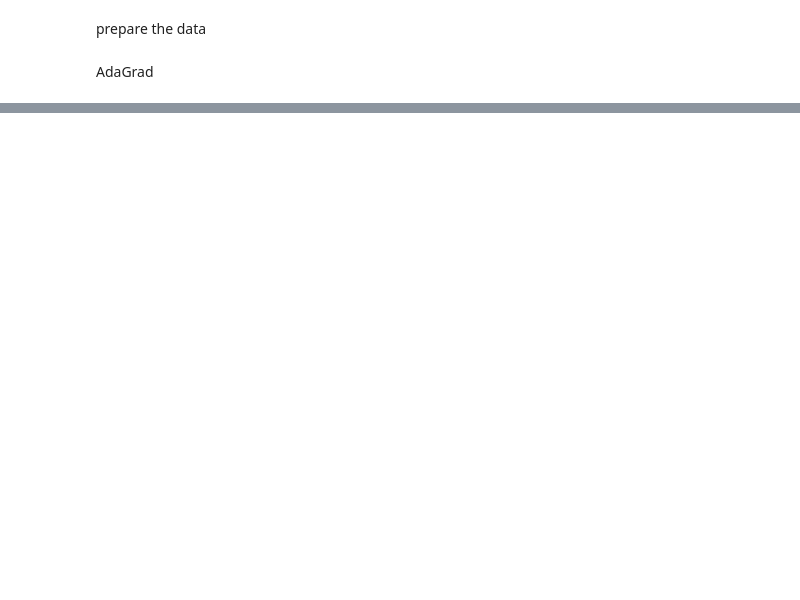
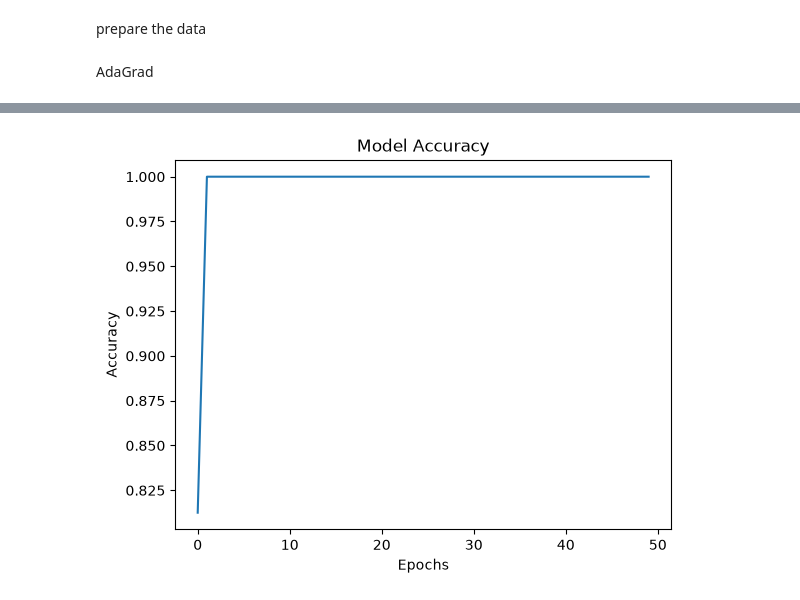
Before and after one commit to m7md89w/ML-ASS, a Jupyter notebook: AdaGrad.ipynb, the cells around one changed output, grey strips where cells are left out. Drawn from its saved outputs; the diff is of its cells as text; code cells hidden in the pictures; blank space fills up the shorter version.

```diff
--- a/AdaGrad.ipynb
+++ b/AdaGrad.ipynb
@@ -48,0 +53,8 @@ print_metrics("AdaGrad", w)
+# %%
+plt.plot(history.history['accuracy'])
+plt.title("Model Accuracy")
+plt.xlabel("Epochs")
+plt.ylabel("Accuracy")
+plt.show()
+# %% [output]
+[figure, added]
```
Also changed, not shown: parts of 10 cells of this notebook, 5 other files.
